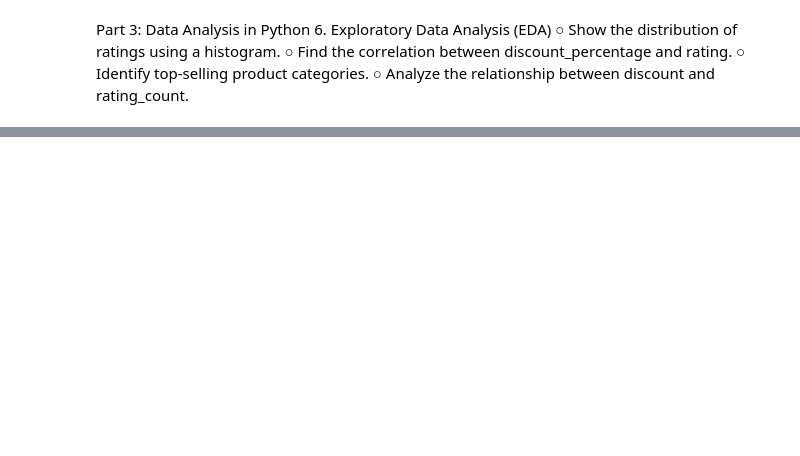
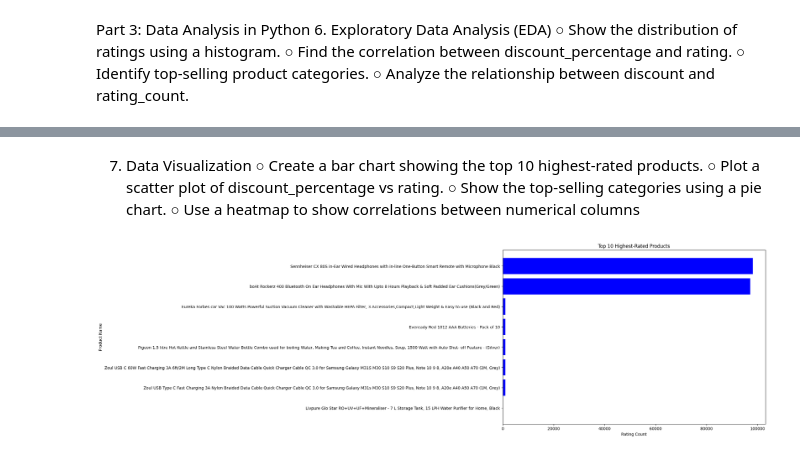
Before and after one commit to WanjiruRoss/Amazon-Data-Set, a Jupyter notebook: Amazon data set.ipynb, the cells around one changed output, grey strips where cells are left out. Saved outputs shown, nothing was run; the diff lists cells and outputs as text; code cells hidden in the pictures; blank space fills up the shorter version.

```diff
--- a/Amazon data set.ipynb
+++ b/Amazon data set.ipynb
@@ -474,0 +535,24 @@ except Exception as e:
+# %%
+from sqlalchemy import create_engine
+import pandas as pd
+import urllib.parse
+
+try:
+    # URL-encode the password
+    encoded_password = urllib.parse.quote_plus(db_config['password'])
+
+    # Create an SQLAlchemy engine
+    engine = create_engine(
+        f"mysql+mysqlconnector://{db_config['user']}:{encoded_password}@{db_config['host']}/{db_config['database']}"
+    )
+
+    # Your SQL query
+    sql = "SELECT * FROM products LIMIT 10"
+
+    # Use pd.read_sql with the SQLAlchemy engine
+    df = pd.read_sql(sql, engine)
+
+    print(df)
+
+except Exception as e:
+    print(f"An error occurred: {e}")
@@ -712,0 +884,20 @@ rating                         -0.155375  1.000000
+# %% [markdown]
+7. Data Visualization
+○ Create a bar chart showing the top 10 highest-rated products.
+○ Plot a scatter plot of discount_percentage vs rating.
+○ Show the top-selling categories using a pie chart.
+○ Use a heatmap to show correlations between numerical columns
+# %%
+import matplotlib.pyplot as plt
+
+df_top_10_most_reviewed = df_top_10_most_reviewed.sort_values(by='rating_count', ascending=False)
+
+plt.figure(figsize=(12, 8))
+plt.barh(df_top_10_most_reviewed['product_name'], df_top_10_most_reviewed['rating_count'], color='blue')
+plt.xlabel('Rating Count')
+plt.ylabel('Product Name')
+plt.title('Top 10 Highest-Rated Products')
+plt.gca().invert_yaxis()
+plt.show()
+# %% [output]
+[figure, added]
```
Also changed, not shown: parts of 30 cells of this notebook, 1 other file.
